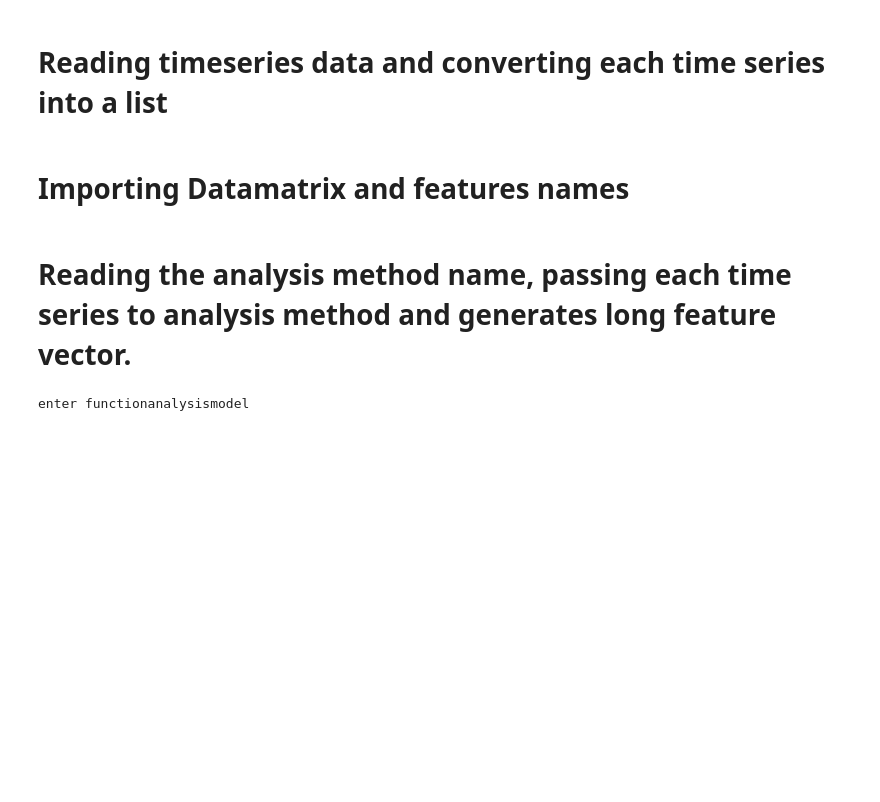
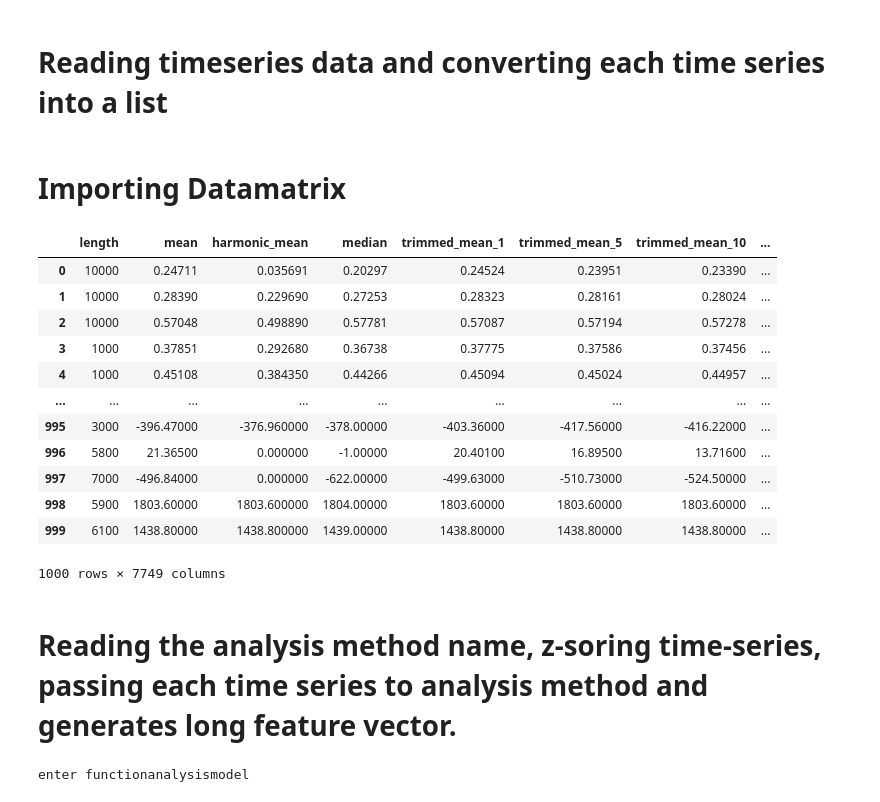
Before and after one commit to Salmankhancodes/AnalysisMethodsComparisonScript, a Jupyter notebook: Analysismethod comparison script.ipynb, the cells around one changed output. Saved outputs shown, nothing was run; the diff lists cells and outputs as text; code cells hidden in the pictures; blank space fills up the shorter version.

```diff
--- a/Analysismethod comparison script.ipynb
+++ b/Analysismethod comparison script.ipynb
@@ -16,2 +20,2 @@ with open('hctsa_timeseries-data.csv','r') as read_obj:
 # %% [markdown]
-# Importing Datamatrix and features names
+# Importing Datamatrix
@@ -22,4 +22,22 @@ featurename=pd.read_csv('hctsa_features.csv',header=None)
+# %%
+featurematrix=pd.read_csv('hctsa_datamatrix.csv')
+# %%
+featurematrix
+# %% [output]
+|  | length | mean | harmonic_mean | median | trimmed_mean_1 | trimmed_mean_5 | trimmed_mean_10 | ... |
+| 0 | 10000 | 0.24711 | 0.035691 | 0.20297 | 0.24524 | 0.23951 | 0.23390 | ... |
+| 1 | 10000 | 0.28390 | 0.229690 | 0.27253 | 0.28323 | 0.28161 | 0.28024 | ... |
+| 2 | 10000 | 0.57048 | 0.498890 | 0.57781 | 0.57087 | 0.57194 | 0.57278 | ... |
+| 3 | 1000 | 0.37851 | 0.292680 | 0.36738 | 0.37775 | 0.37586 | 0.37456 | ... |
+| 4 | 1000 | 0.45108 | 0.384350 | 0.44266 | 0.45094 | 0.45024 | 0.44957 | ... |
+| ... | ... | ... | ... | ... | ... | ... | ... | ... |
+| 995 | 3000 | -396.47000 | -376.960000 | -378.00000 | -403.36000 | -417.56000 | -416.22000 | ... |
+| 996 | 5800 | 21.36500 | 0.000000 | -1.00000 | 20.40100 | 16.89500 | 13.71600 | ... |
+| 997 | 7000 | -496.84000 | 0.000000 | -622.00000 | -499.63000 | -510.73000 | -524.50000 | ... |
+| 998 | 5900 | 1803.60000 | 1803.600000 | 1804.00000 | 1803.60000 | 1803.60000 | 1803.60000 | ... |
+| 999 | 6100 | 1438.80000 | 1438.800000 | 1439.00000 | 1438.80000 | 1438.80000 | 1438.80000 | ... |
+1000 rows × 7749 columns
 # %% [markdown]
-# Reading the analysis method name, passing each time series to analysis method and generates long feature vector.
+# Reading the analysis method name, z-soring time-series, passing each time series to analysis method and generates long feature vector.
 # %%
 fvector=[]
```
Also changed, not shown: parts of 15 cells of this notebook.
